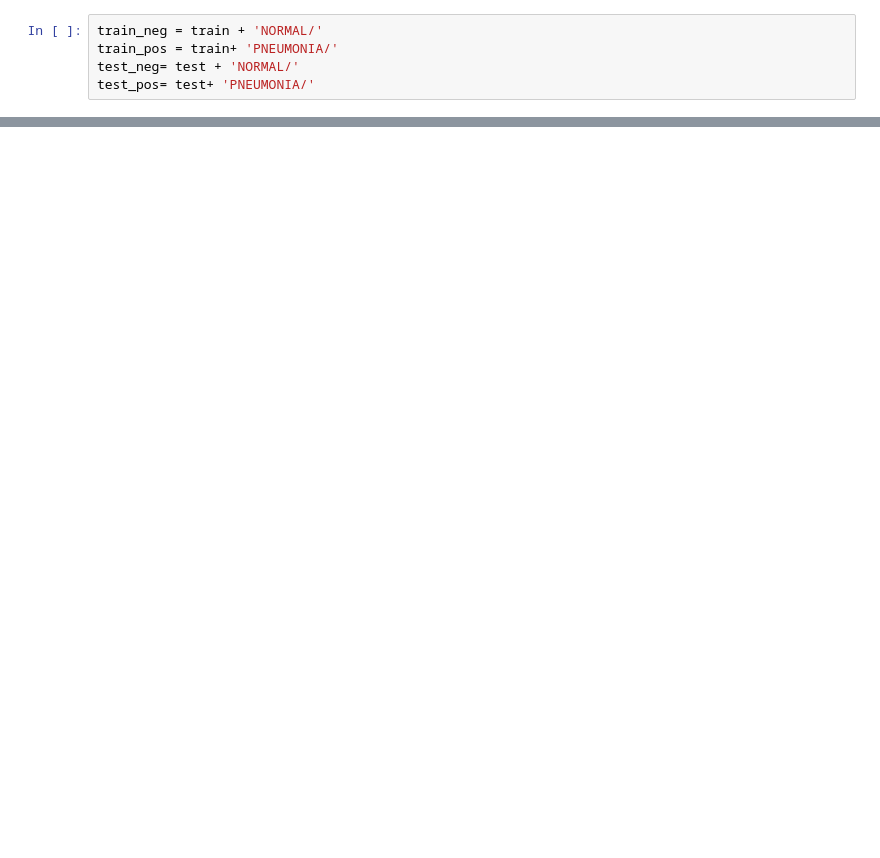
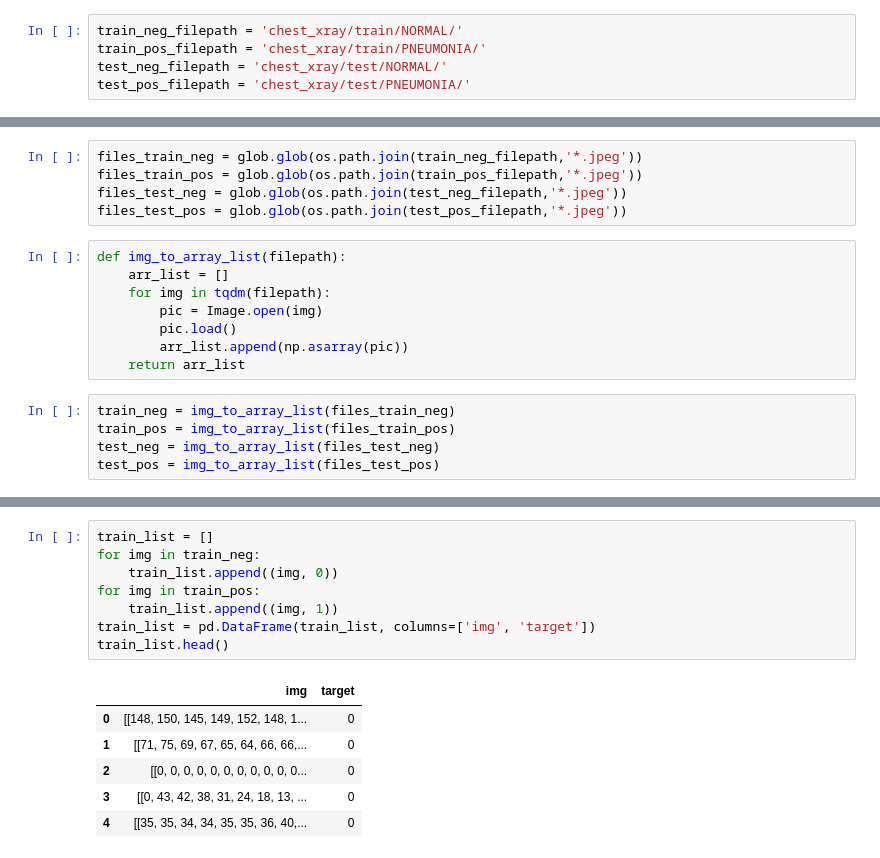
Before and after one commit to claragiurgiu/Pneumonia-Image-Classification, a Jupyter notebook: Testing.ipynb, the cells around one changed output, grey strips where cells are left out. Drawn from its saved outputs; the diff is of its cells as text; blank space fills up the shorter version.

```diff
--- a/Testing.ipynb
+++ b/Testing.ipynb
@@ -42,5 +31,5 @@ test = 'chest_xray/test/'
 # %%
-train_neg = train + 'NORMAL/'
-train_pos = train+ 'PNEUMONIA/'
-test_neg= test + 'NORMAL/'
-test_pos= test+ 'PNEUMONIA/'
+train_neg_filepath = 'chest_xray/train/NORMAL/'
+train_pos_filepath = 'chest_xray/train/PNEUMONIA/'
+test_neg_filepath = 'chest_xray/test/NORMAL/'
+test_pos_filepath = 'chest_xray/test/PNEUMONIA/'
@@ -71,0 +36,18 @@ from PIL import Image, ImageFile
+# %%
+files_train_neg = glob.glob(os.path.join(train_neg_filepath,'*.jpeg'))
+files_train_pos = glob.glob(os.path.join(train_pos_filepath,'*.jpeg'))
+files_test_neg = glob.glob(os.path.join(test_neg_filepath,'*.jpeg'))
+files_test_pos = glob.glob(os.path.join(test_pos_filepath,'*.jpeg'))
+# %%
+def img_to_array_list(filepath):
+    arr_list = []
+    for img in tqdm(filepath):
+        pic = Image.open(img)
+        pic.load()
+        arr_list.append(np.asarray(pic))
+    return arr_list
+# %%
+train_neg = img_to_array_list(files_train_neg)
+train_pos = img_to_array_list(files_train_pos)
+test_neg = img_to_array_list(files_test_neg)
+test_pos = img_to_array_list(files_test_pos)
@@ -71,0 +74,15 @@ from PIL import Image, ImageFile
+# %%
+train_list = []
+for img in train_neg:
+    train_list.append((img, 0))
+for img in train_pos:
+    train_list.append((img, 1))
+train_list = pd.DataFrame(train_list, columns=['img', 'target'])
+train_list.head()
+# %% [output]
+|  | img | target |
+| 0 | [[148, 150, 145, 149, 152, 148, 1... | 0 |
+| 1 | [[71, 75, 69, 67, 65, 64, 66, 66,... | 0 |
+| 2 | [[0, 0, 0, 0, 0, 0, 0, 0, 0, 0, 0... | 0 |
+| 3 | [[0, 43, 42, 38, 31, 24, 18, 13, ... | 0 |
+| 4 | [[35, 35, 34, 34, 35, 35, 36, 40,... | 0 |
```
Also changed, not shown: parts of 24 cells of this notebook.
